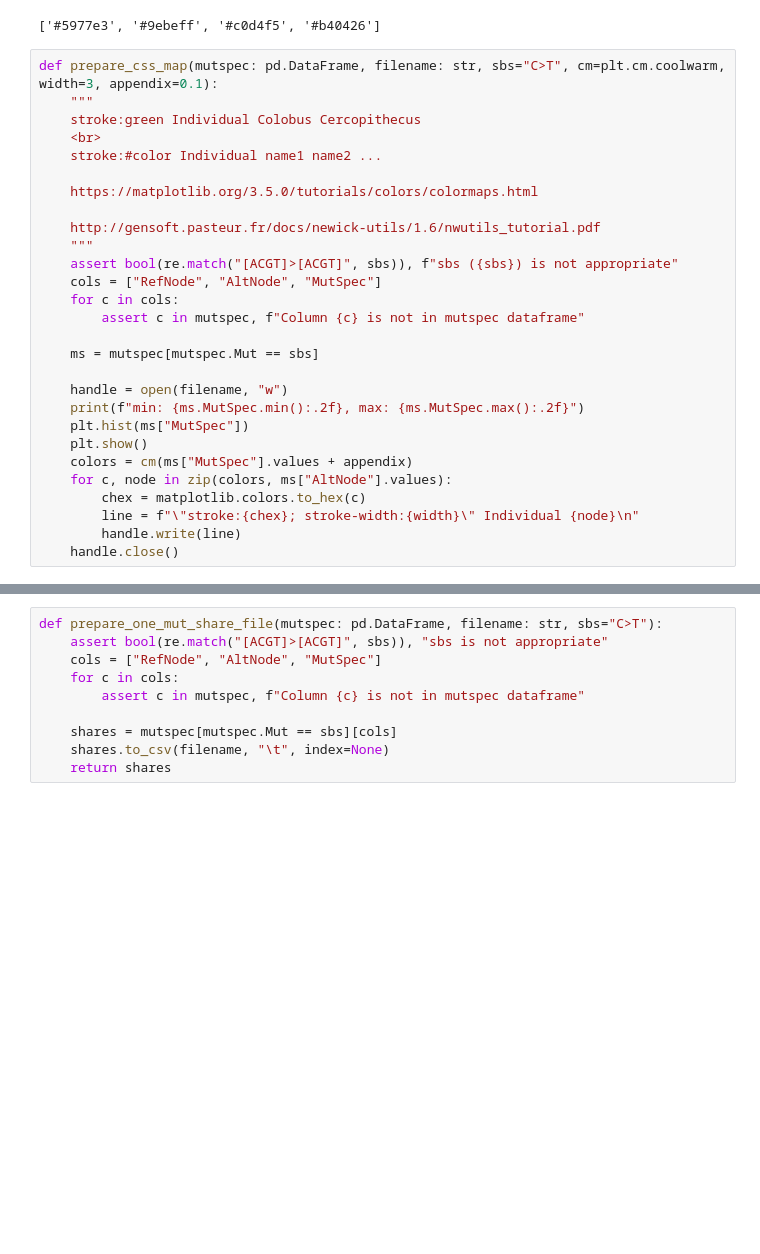
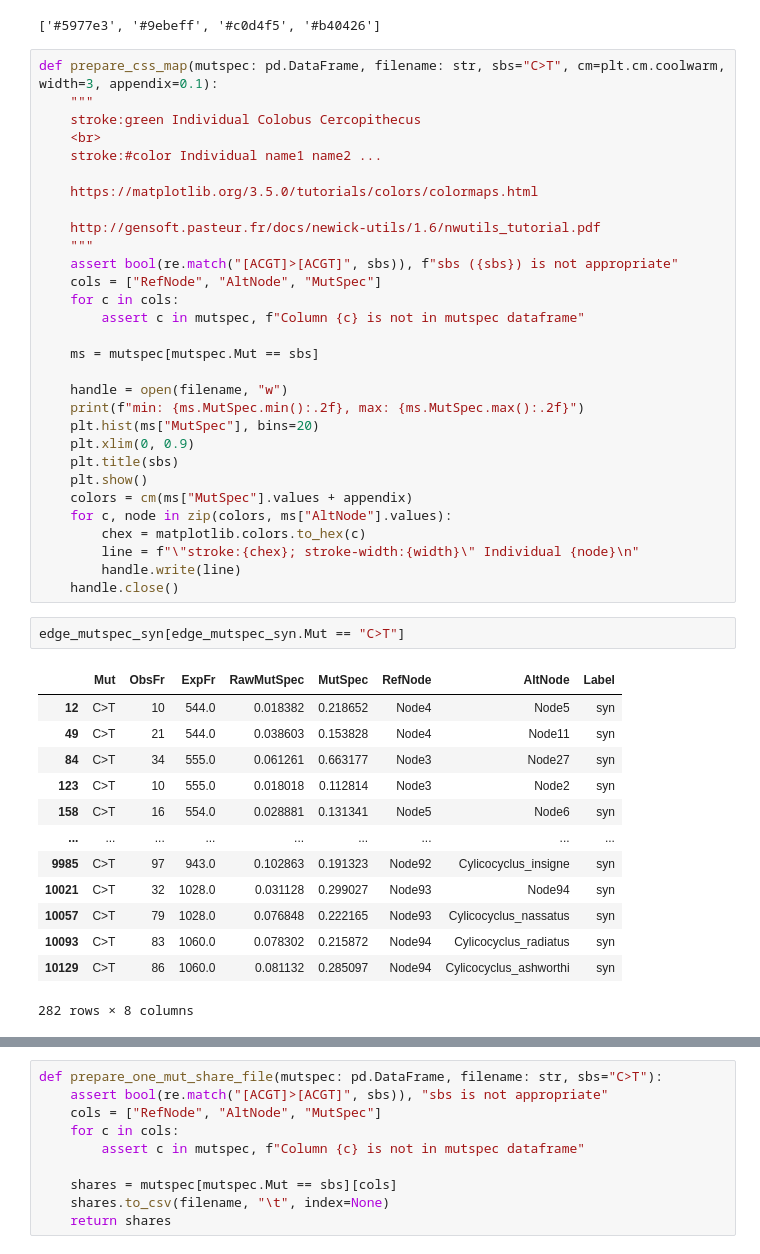
Before and after one commit to mitoclub/PyMutSpec, a Jupyter notebook: notebooks/mut_extraction_nematoda.ipynb, the cells around one changed output, grey strips where cells are left out. Cells and saved outputs as stored; diff of their text form; blank space fills up the shorter version.

```diff
--- a/notebooks/mut_extraction_nematoda.ipynb
+++ b/notebooks/mut_extraction_nematoda.ipynb
@@ -315,7 +314,9 @@ def prepare_css_map(mutspec: pd.DataFrame, filename: str, sbs="C>T", cm=plt.cm.c
 
     handle = open(filename, "w")
     print(f"min: {ms.MutSpec.min():.2f}, max: {ms.MutSpec.max():.2f}")
-    plt.hist(ms["MutSpec"])
+    plt.hist(ms["MutSpec"], bins=20)
+    plt.xlim(0, 0.9)
+    plt.title(sbs)
     plt.show()
     colors = cm(ms["MutSpec"].values + appendix)
     for c, node in zip(colors, ms["AltNode"].values):
@@ -323,6 +324,22 @@ def prepare_css_map(mutspec: pd.DataFrame, filename: str, sbs="C>T", cm=plt.cm.c
         line = f"\"stroke:{chex}; stroke-width:{width}\" Individual {node}\n"
         handle.write(line)
     handle.close()
+# %%
+edge_mutspec_syn[edge_mutspec_syn.Mut == "C>T"]
+# %% [output]
+|  | Mut | ObsFr | ExpFr | RawMutSpec | MutSpec | RefNode | AltNode | Label |
+| 12 | C>T | 10 | 544.0 | 0.018382 | 0.218652 | Node4 | Node5 | syn |
+| 49 | C>T | 21 | 544.0 | 0.038603 | 0.153828 | Node4 | Node11 | syn |
+| 84 | C>T | 34 | 555.0 | 0.061261 | 0.663177 | Node3 | Node27 | syn |
+| 123 | C>T | 10 | 555.0 | 0.018018 | 0.112814 | Node3 | Node2 | syn |
+| 158 | C>T | 16 | 554.0 | 0.028881 | 0.131341 | Node5 | Node6 | syn |
+| ... | ... | ... | ... | ... | ... | ... | ... | ... |
+| 9985 | C>T | 97 | 943.0 | 0.102863 | 0.191323 | Node92 | Cylicocyclus_insigne | syn |
+| 10021 | C>T | 32 | 1028.0 | 0.031128 | 0.299027 | Node93 | Node94 | syn |
+| 10057 | C>T | 79 | 1028.0 | 0.076848 | 0.222165 | Node93 | Cylicocyclus_nassatus | syn |
+| 10093 | C>T | 83 | 1060.0 | 0.078302 | 0.215872 | Node94 | Cylicocyclus_radiatus | syn |
+| 10129 | C>T | 86 | 1060.0 | 0.081132 | 0.285097 | Node94 | Cylicocyclus_ashworthi | syn |
+282 rows × 8 columns
 # %%
 for sbs in possible_sbs12:
     print(sbs)
```
Also changed, not shown: parts of 14 cells of this notebook, 34 other files.
